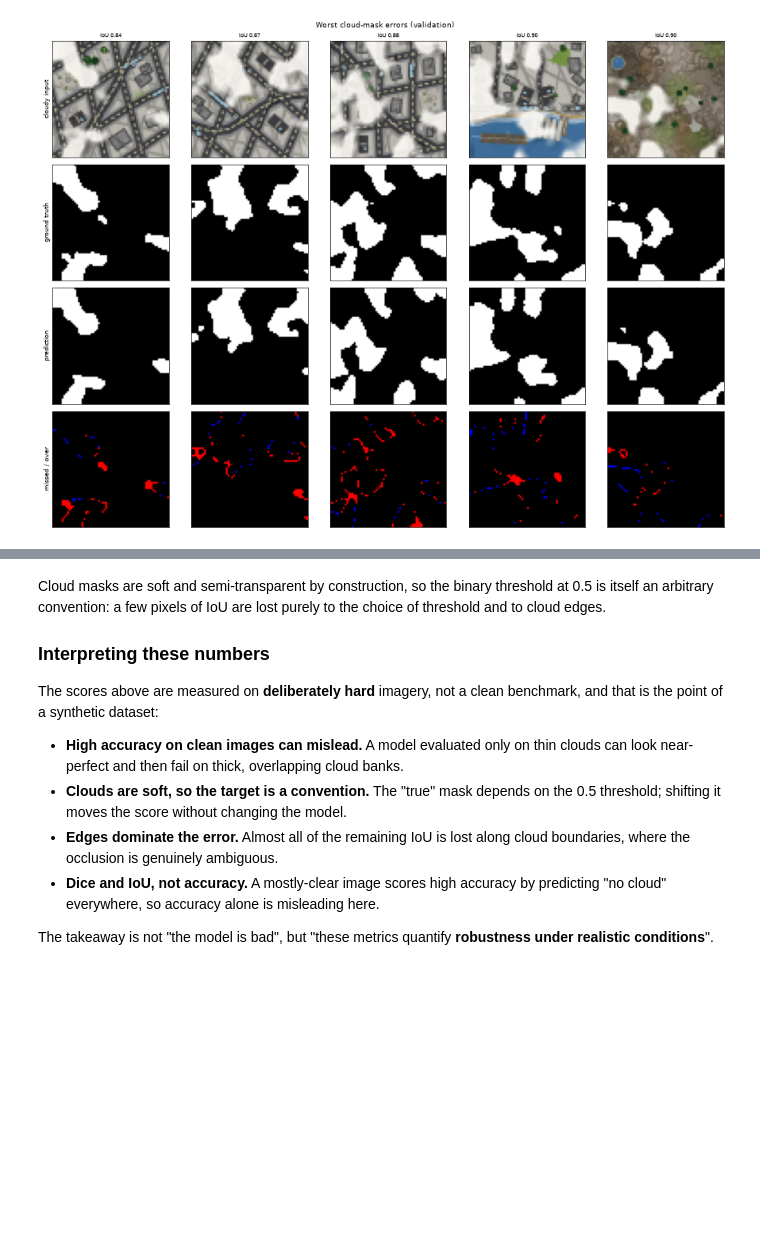
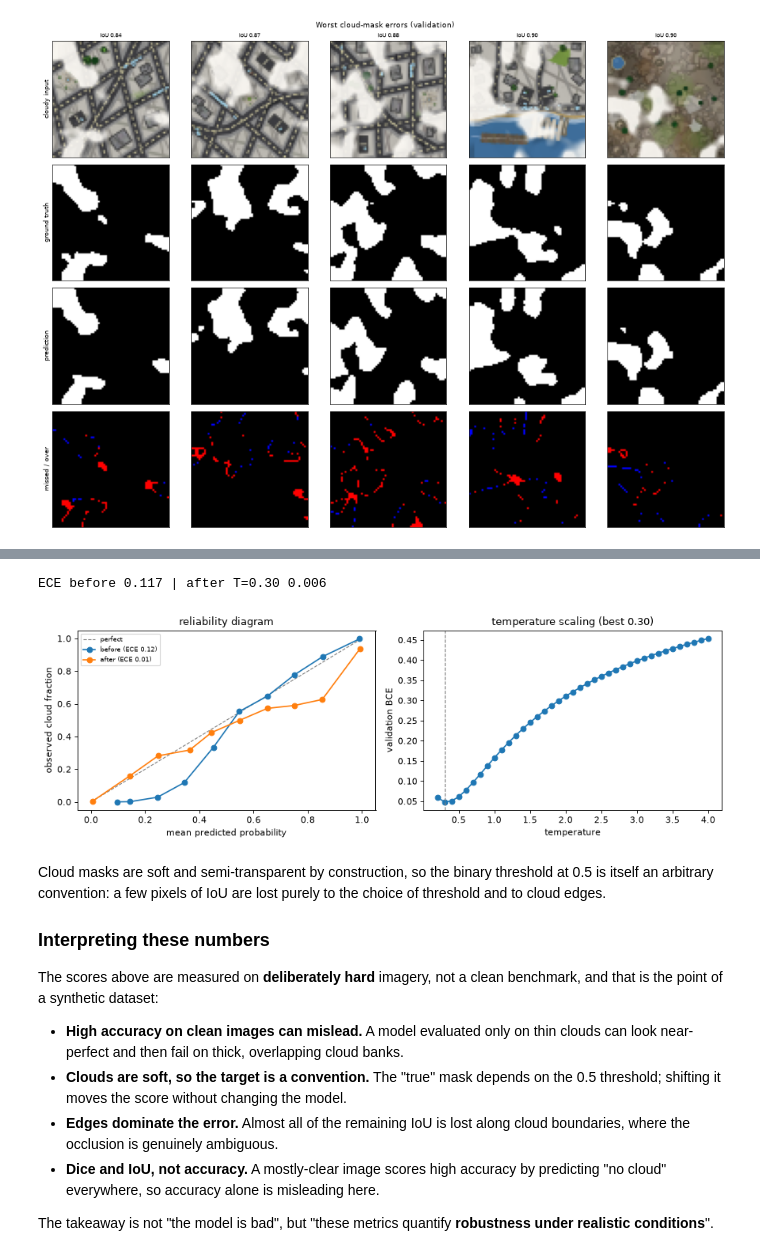
Before and after one commit to ogrisel/mplsyn, a Jupyter notebook: notebooks/07_train_cloud_occlusion.ipynb, the cells around one changed output, grey strips where cells are left out. Cells and saved outputs as stored; diff of their text form; code cells hidden in the pictures; blank space fills up the shorter version.

```diff
--- a/notebooks/07_train_cloud_occlusion.ipynb
+++ b/notebooks/07_train_cloud_occlusion.ipynb
@@ -348,3 +357,57 @@ baseline all-cloud: IoU 0.220 | Dice 0.361 | pixel accuracy 0.220
+# %%
+def calibration_error(probabilities, targets, n_bins=10):
+    """Expected calibration error and reliability-diagram points."""
+    edges = np.linspace(0.0, 1.0, n_bins + 1)
+    error, centers, observed = 0.0, [], []
+    for low, high in zip(edges[:-1], edges[1:]):
+        mask = (probabilities >= low) & (probabilities < high)
+        if not mask.any():
+            continue
+        confidence = probabilities[mask].mean().item()
+        accuracy = targets[mask].mean().item()
+        error += mask.float().mean().item() * abs(confidence - accuracy)
+        centers.append(confidence)
+        observed.append(accuracy)
+    return error, centers, observed
+
+
+model.eval()
+with torch.no_grad():
+    validation_logits = model(val_images.to(DEVICE)).cpu()
+base_probabilities = torch.sigmoid(validation_logits)
+flat_targets = val_masks[:, 0].flatten()
+base_error, base_centers, base_observed = calibration_error(
+    base_probabilities[:, 0].flatten(), flat_targets)
+
+# Temperature scaling: one scalar T fitted on validation by minimising BCE.
+temperatures = np.linspace(0.2, 4.0, 39)
+temperature_losses = [
+    F.binary_cross_entropy_with_logits(validation_logits / temperature, val_masks).item()
+    for temperature in temperatures
+]
+best_temperature = float(temperatures[int(np.argmin(temperature_losses))])
+scaled_probabilities = torch.sigmoid(validation_logits / best_temperature)
+scaled_error, scaled_centers, scaled_observed = calibration_error(
+    scaled_probabilities[:, 0].flatten(), flat_targets)
+print(f"ECE before {base_error:.3f} | after T={best_temperature:.2f} {scaled_error:.3f}")
+
+
+fig, axes = plt.subplots(1, 2, figsize=(11, 3.8), dpi=80)
+axes[0].plot([0, 1], [0, 1], color="grey", linestyle="--", linewidth=1, label="perfect")
+axes[0].plot(base_centers, base_observed, marker="o", label=f"before (ECE {base_error:.2f})")
+axes[0].plot(scaled_centers, scaled_observed, marker="o", label=f"after (ECE {scaled_error:.2f})")
+axes[0].set_xlabel("mean predicted probability")
+axes[0].set_ylabel("observed cloud fraction")
+axes[0].set_title("reliability diagram"); axes[0].legend(fontsize=7)
+axes[1].plot(temperatures, temperature_losses, marker="o")
+axes[1].axvline(best_temperature, color="grey", linestyle="--", linewidth=1)
+axes[1].set_xlabel("temperature"); axes[1].set_ylabel("validation BCE")
+axes[1].set_title(f"temperature scaling (best {best_temperature:.2f})")
+plt.tight_layout()
+plt.show()
+# %% [output]
+ECE before 0.117 | after T=0.30 0.006
+[figure, added]
 # %% [markdown]
 Cloud masks are soft and semi-transparent by construction, so the binary
 threshold at 0.5 is itself an arbitrary convention: a few pixels of IoU are lost
```
Also changed, not shown: parts of 3 cells of this notebook, 6 other files.
